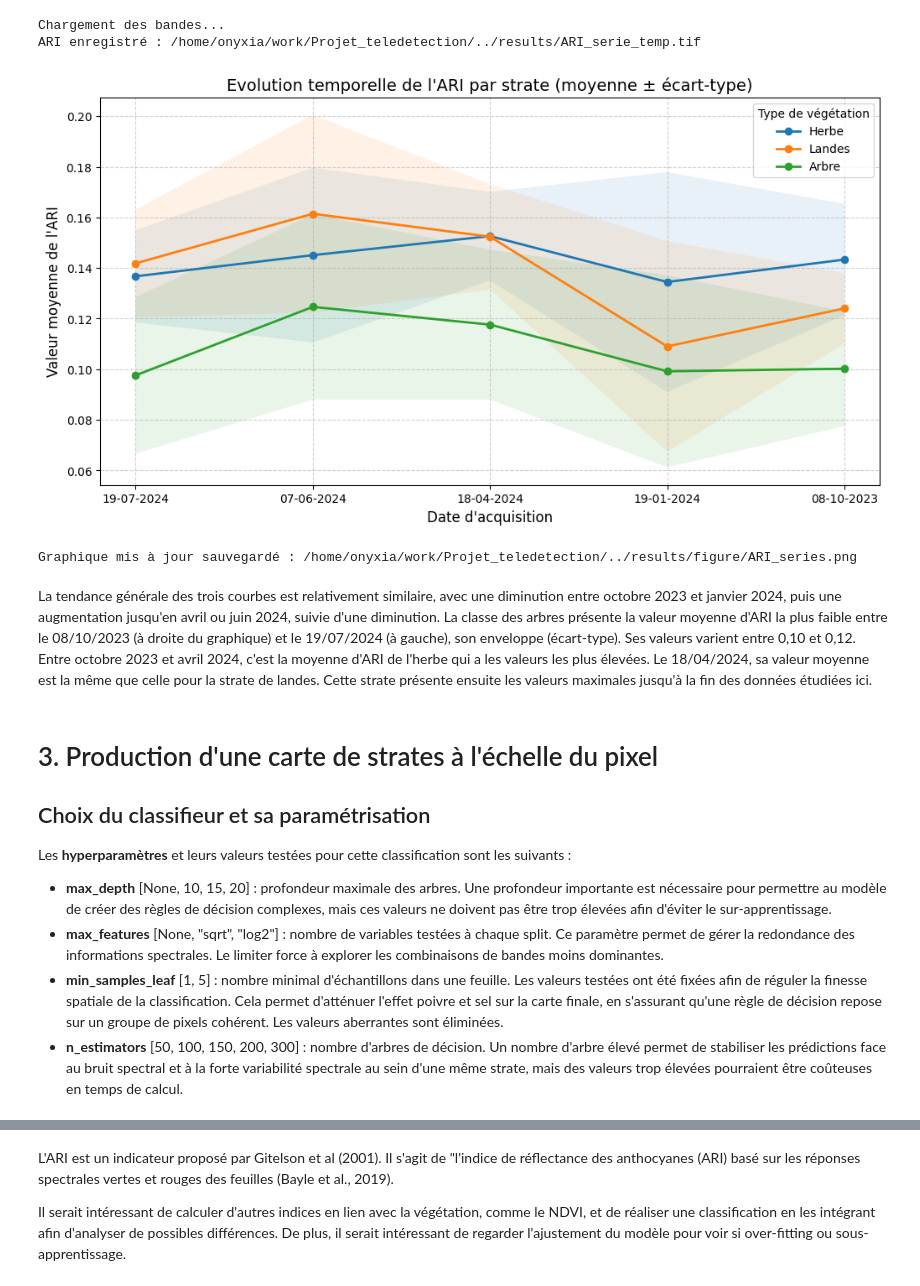
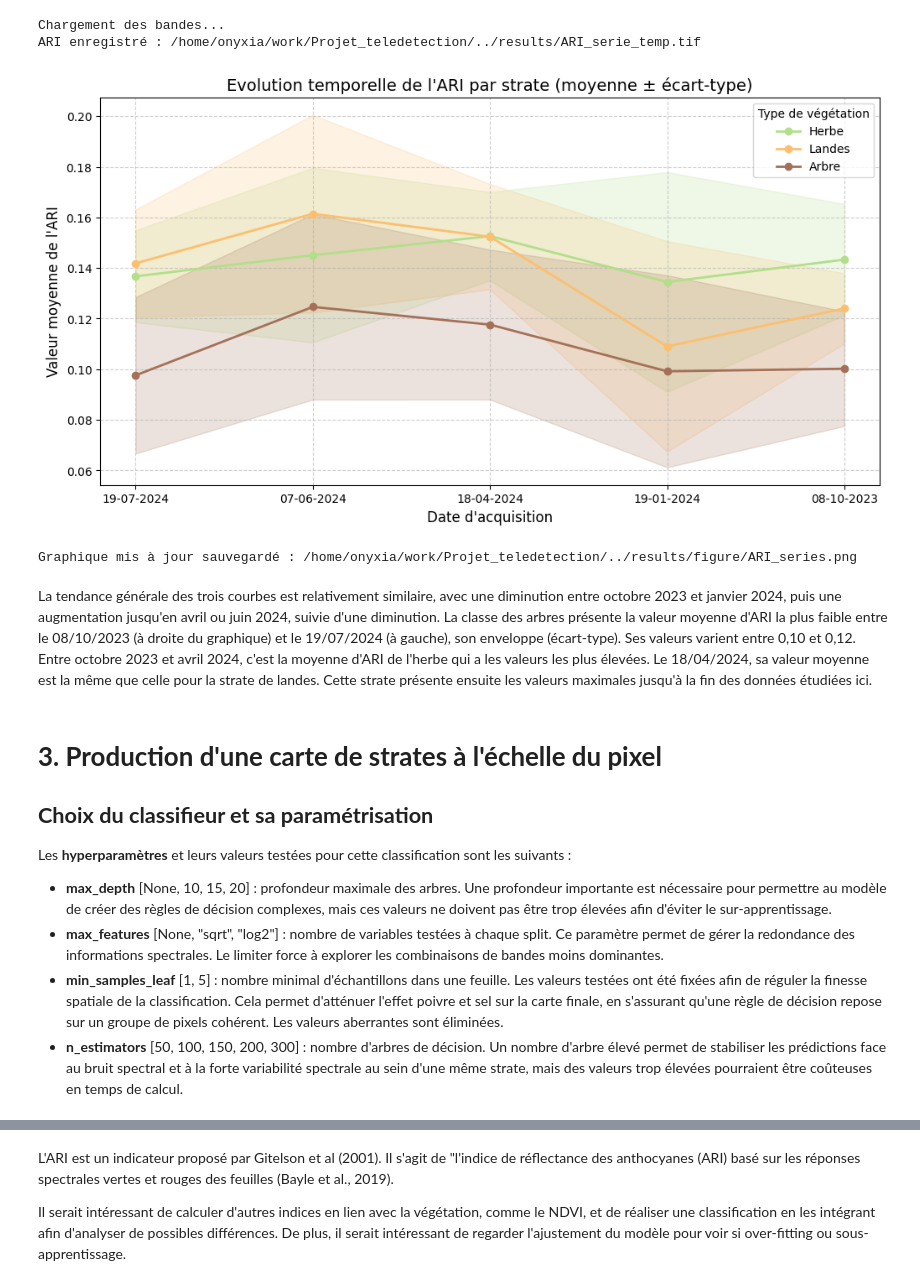
Before and after one commit to auzimmer/Projet_teledetection, a Jupyter notebook: projet_telea_ZIMMER_AUDREY.ipynb, the cells around one changed output, grey strips where cells are left out. Cells and saved outputs as stored; diff of their text form; code cells hidden in the pictures.

```diff
--- a/projet_telea_ZIMMER_AUDREY.ipynb
+++ b/projet_telea_ZIMMER_AUDREY.ipynb
@@ -353,62 +353,74 @@ ARI enregistré : /home/onyxia/work/Projet_teledetection/../results/ARI_serie_te
 # %%
 # --- Statistiques et Visualisation ---
 
-# 1. Définition du dictionnaire de correspondance
+# 1. Définition des dictionnaires de correspondance
 noms_strates = {
     2: "Herbe",
     3: "Landes",
     4: "Arbre"
 }
 
+# Ajout du dictionnaire de couleurs personnalisées
+couleurs_strates = {
+    2: "#b2df8a",
+    3: "#fdbf6f",
+    4: "#a47158"
+}
+
 output_graphique = os.path.join(figure_path, "ARI_series.png")
 
-# 2. Extraction des échantillons par strate (via cla)
+# 2. Extraction des échantillons par strate
 dict_X, Y, dict_t = cla.get_samples_from_roi(
     raster_name=output_ari_path,
     roi_name=output_strates_raster,
     output_fmt='by_label'
 )
 
 # 3. Création du graphique
 plt.figure(figsize=(12, 6))
 x_axis = np.arange(len(dates))
 
 for label, pixels in dict_X.items():
-    # On récupère le nom propre via le dictionnaire, sinon on garde le chiffre
+    # Récupération du nom et de la couleur
     nom_label = noms_strates.get(label, f"Strate {label}")
+    couleur = couleurs_strates.get(label, "black") # Noir par défaut si absent
 
     # Nettoyage NoData et calcul
     valid_pixels = np.where(pixels == -9999, np.nan, pixels)
     means = np.nanmean(valid_pixels, axis=0)
     stds = np.nanstd(valid_pixels, axis=0)
 
-    # On utilise nom_label pour la légende
-    plt.plot(x_axis, means, label=nom_label, marker='o', linewidth=2)
-    plt.fill_between(x_axis, means-stds, means+stds, alpha=0.1)
+    # On applique 'color=couleur' aux deux fonctions
+    plt.plot(x_axis, means, label=nom_label, marker='o',
+             linewidth=2, color=couleur)
+
+    plt.fill_between(x_axis, means-stds, means+stds,
+                     alpha=0.2, color=couleur) # Alpha augmenté pour mieux voir
 
 # Mise en forme finale
 plt.xticks(x_axis, dates)
-plt.title("Evolution temporelle de l'ARI par strate (moyenne ± écart-type)", fontsize=14)
+plt.title("Evolution temporelle de l'ARI par strate (moyenne ± écart-type)",
+          fontsize=14)
 plt.xlabel("Date d'acquisition", fontsize=12)
 plt.ylabel("Valeur moyenne de l'ARI", fontsize=12)
 plt.legend(title="Type de végétation")
 plt.grid(True, linestyle='--', alpha=0.6)
 
 # Sauvegarde
 plt.savefig(output_graphique, dpi=300, bbox_inches='tight')
 plt.show()
 
 print(f"Graphique mis à jour sauvegardé : {output_graphique}")
 # %% [output]
-[figure, old version]
+[figure, new version]
 Graphique mis à jour sauvegardé : /home/onyxia/work/Projet_teledetection/../results/figure/ARI_series.png
 # %% [markdown]
 La tendance générale des trois courbes est relativement similaire, avec une diminution entre octobre 2023 et janvier 2024, puis une augmentation jusqu'en avril ou juin 2024, suivie d'une diminution.
 La classe des arbres présente la valeur moyenne d'ARI la plus faible entre le 08/10/2023 (à droite du graphique) et le 19/07/2024 (à gauche), son enveloppe (écart-type). Ses valeurs varient entre 0,10 et 0,12.
 Entre octobre 2023 et avril 2024, c'est la moyenne d'ARI de l'herbe qui a les valeurs les plus élevées. Le 18/04/2024, sa valeur moyenne est la même que celle pour la strate de landes. Cette strate présente ensuite les valeurs maximales jusqu'à la fin des données étudiées ici.
 # %% [markdown]
-# 3. Production d'une carte de strates à l'échelle du pixel
-## Choix du classifieur et sa paramétrisation
+# **3. Production d'une carte de strates à l'échelle du pixel**
+## **Choix du classifieur et sa paramétrisation**
 
 Les **hyperparamètres** et leurs valeurs testées pour cette classification sont les suivants :
 
```
Also changed, not shown: parts of 11 cells of this notebook.
